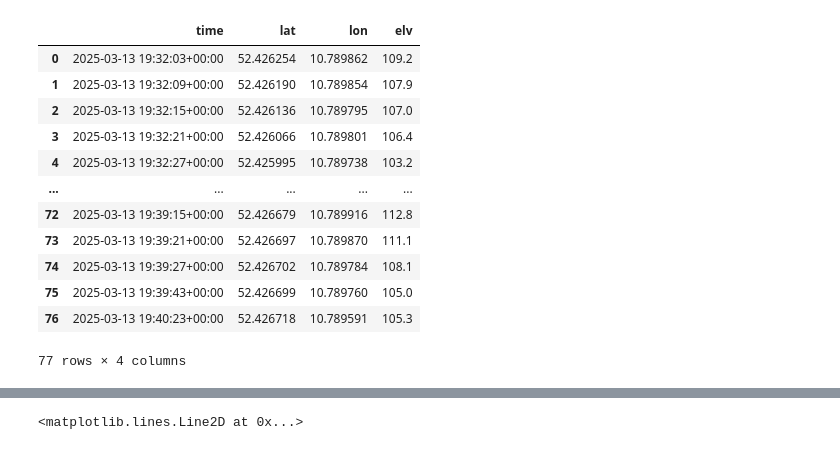
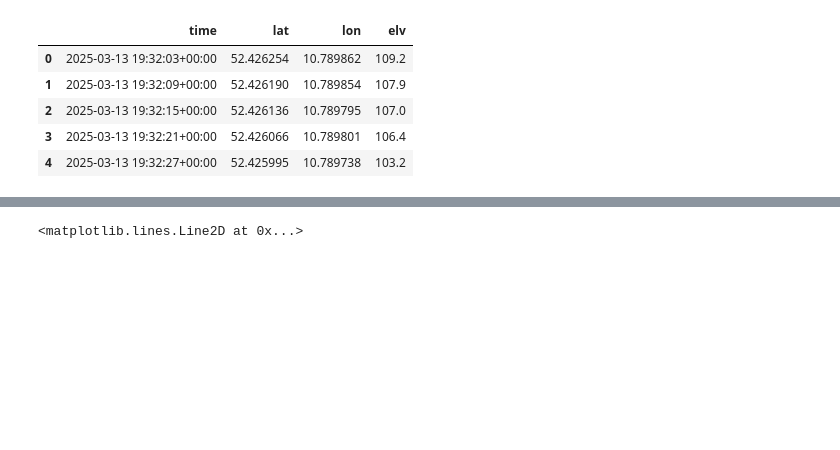
Before and after one commit to BEQSONA-cmd/501-Not-Implemented, a Jupyter notebook: api/test.ipynb, the cells around one changed output, grey strips where cells are left out. Cells and saved outputs as stored; diff of their text form; code cells hidden in the pictures; blank space fills up the shorter version.

```diff
--- a/api/test.ipynb
+++ b/api/test.ipynb
@@ -5,37 +8,30 @@ ip = {'inplace': True}
 # %%
 import gpxpy
 
 def gpx_to_pandas(path):
     with open(path) as f:
         gpx = gpxpy.parse(f)
 
     pts = []
     for track in gpx.tracks:
         for segment in track.segments:
             for point in segment.points:
                 pts.append({
                     'time': point.time,
                     'lat': point.latitude,
                     'lon': point.longitude,
                     'elv': point.elevation,
                 })
     return pd.DataFrame(pts)
 
 trk = gpx_to_pandas('walk.gpx')
-trk
+trk.head()
 # %% [output]
 |  | time | lat | lon | elv |
 | 0 | 2025-03-13 19:32:03+00:00 | 52.426254 | 10.789862 | 109.2 |
 | 1 | 2025-03-13 19:32:09+00:00 | 52.426190 | 10.789854 | 107.9 |
 | 2 | 2025-03-13 19:32:15+00:00 | 52.426136 | 10.789795 | 107.0 |
 | 3 | 2025-03-13 19:32:21+00:00 | 52.426066 | 10.789801 | 106.4 |
 | 4 | 2025-03-13 19:32:27+00:00 | 52.425995 | 10.789738 | 103.2 |
-| ... | ... | ... | ... | ... |
-| 72 | 2025-03-13 19:39:15+00:00 | 52.426679 | 10.789916 | 112.8 |
-| 73 | 2025-03-13 19:39:21+00:00 | 52.426697 | 10.789870 | 111.1 |
-| 74 | 2025-03-13 19:39:27+00:00 | 52.426702 | 10.789784 | 108.1 |
-| 75 | 2025-03-13 19:39:43+00:00 | 52.426699 | 10.789760 | 105.0 |
-| 76 | 2025-03-13 19:40:23+00:00 | 52.426718 | 10.789591 | 105.3 |
-77 rows × 4 columns
 # %%
 import json
```
Also changed, not shown: parts of 13 cells of this notebook, 4 other files.
